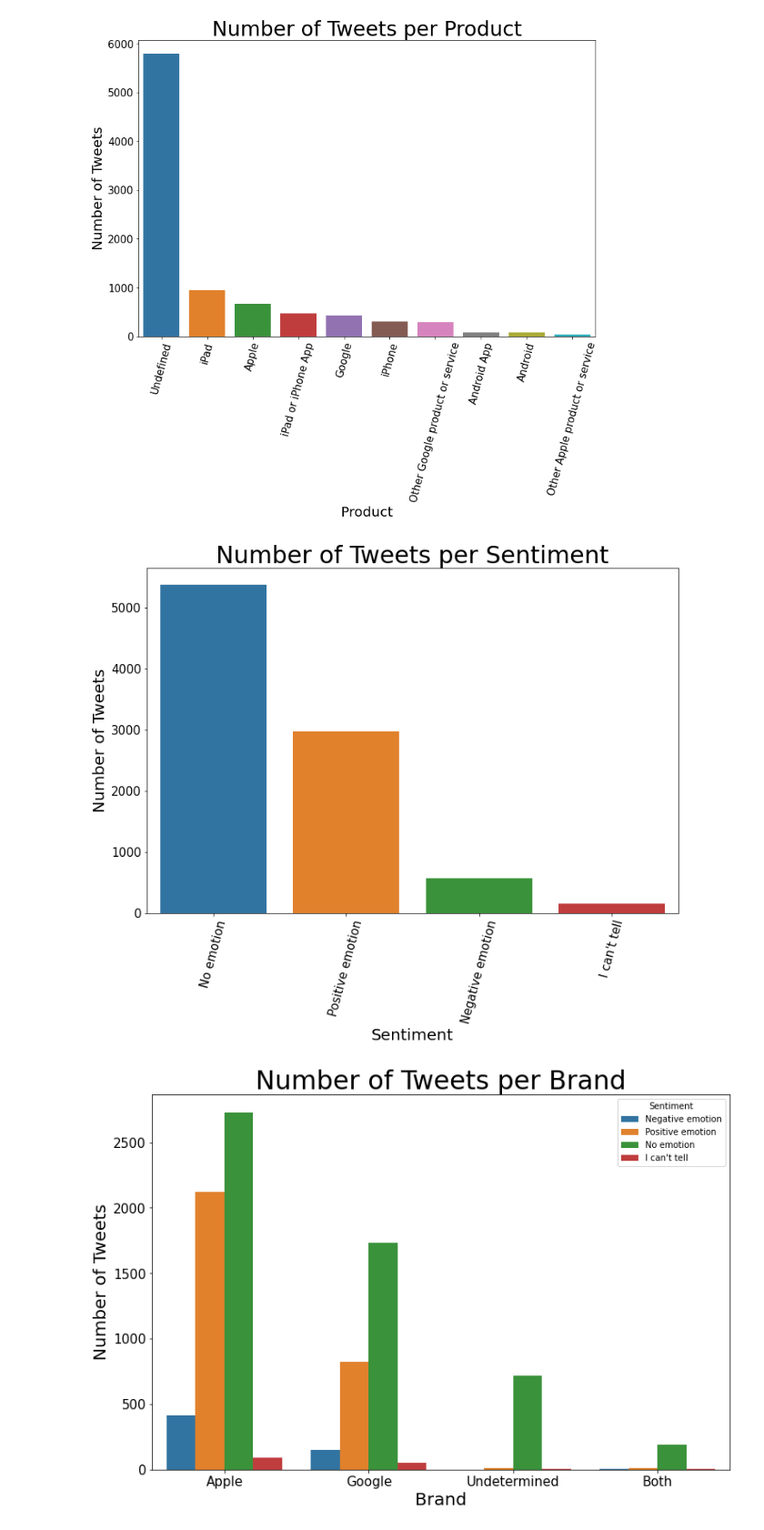
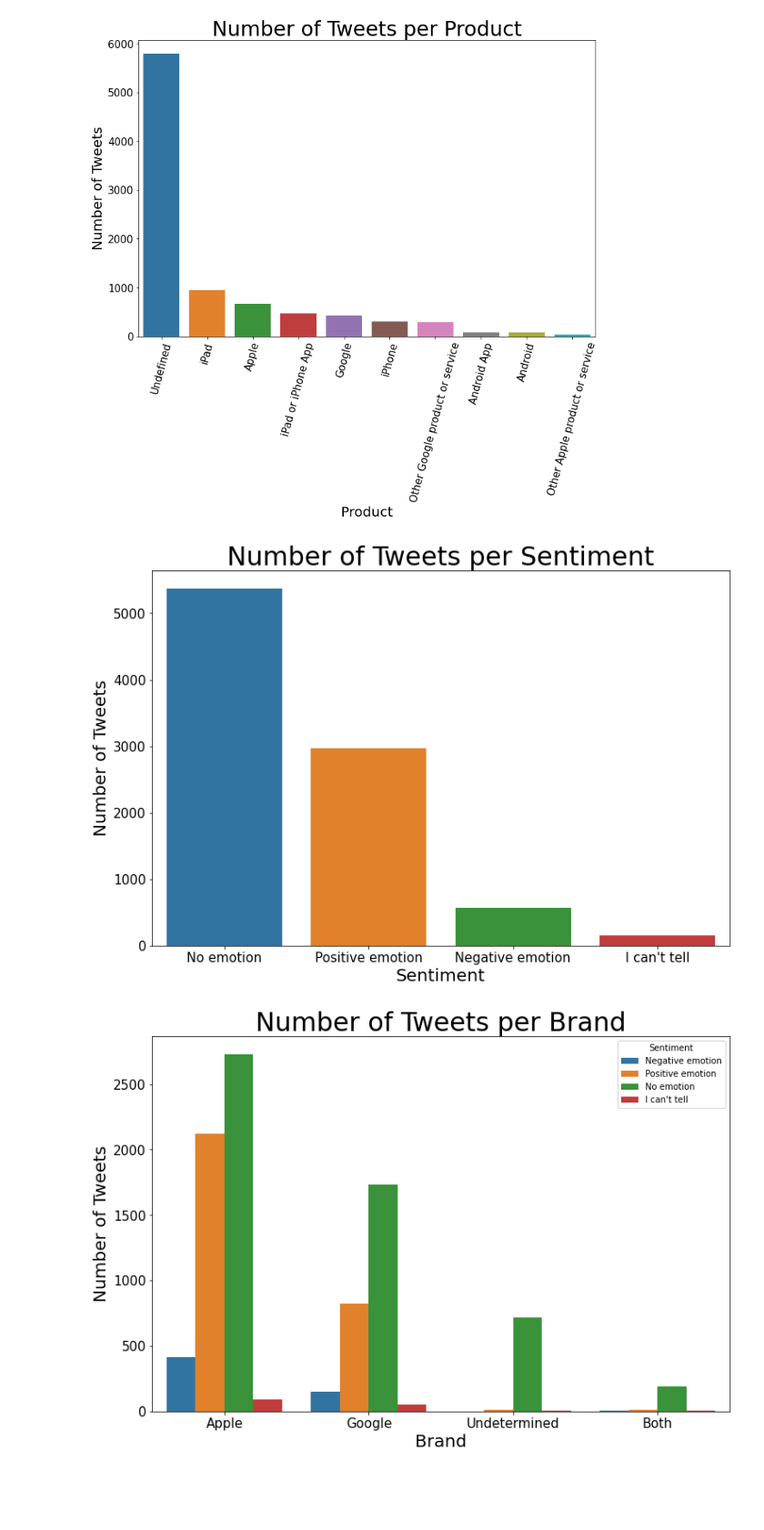
Before and after one commit to ElyLin/SentimentAnalysisProject, a Jupyter notebook: SentimentAnalysis.ipynb, the cells around one changed output. Shown at 91% size. Cells and saved outputs as stored; diff of their text form; code cells hidden in the pictures; blank space fills up the shorter version.

Commit message:
updated graph

```diff
--- a/SentimentAnalysis.ipynb
+++ b/SentimentAnalysis.ipynb
@@ -375,9 +375,9 @@ countplot(df, "Product", hue=None, rotation=75)
 [figure]
 # %%
 # Count plot for sentiment
-countplot(df, "Sentiment", rotation = 75)
+countplot(df, "Sentiment")
 # %% [output]
-[figure, old version]
+[figure, new version]
 # %%
 #count plot for Sentiment across brands
 countplot(df, "Brand", hue = "Sentiment")
```
